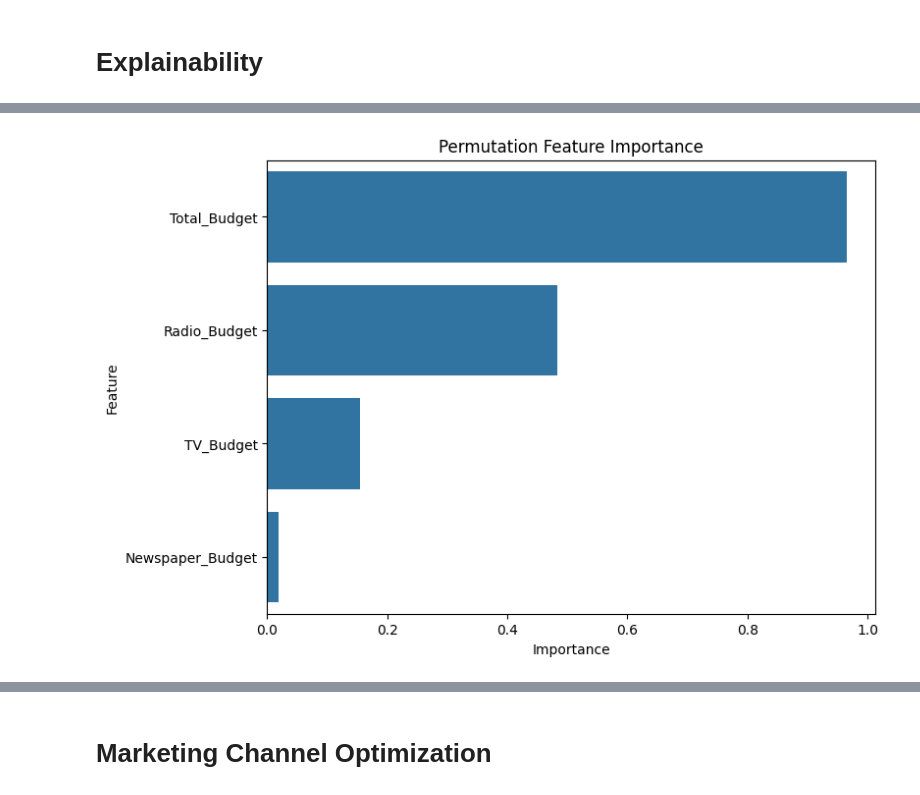
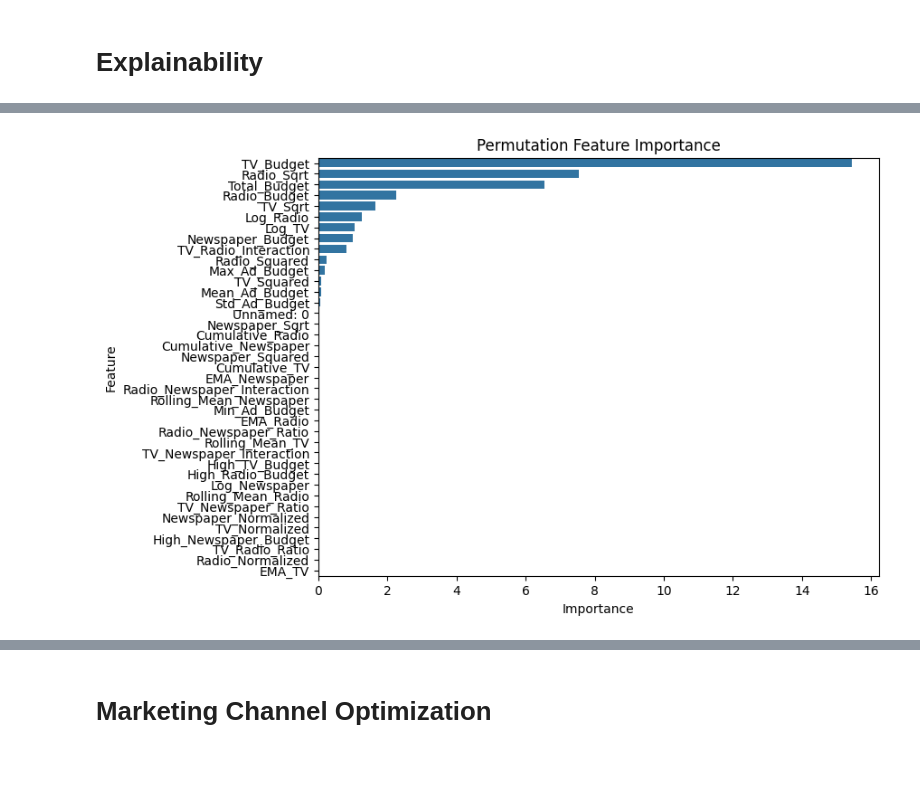
Before and after one commit to Alphteow/Advertising_Kaggle, a Jupyter notebook: XGandGB.ipynb, the cells around one changed output, grey strips where cells are left out. Drawn from its saved outputs; the diff is of its cells as text; code cells hidden in the pictures; blank space fills up the shorter version.

```diff
--- a/XGandGB.ipynb
+++ b/XGandGB.ipynb
@@ -124,8 +160,20 @@ plt.show()
+# %%
+df['Rolling_Mean_TV'] = df['TV_Budget'].rolling(window=3, min_periods=1).mean()
+df['Rolling_Mean_Radio'] = df['Radio_Budget'].rolling(window=3, min_periods=1).mean()
+df['Rolling_Mean_Newspaper'] = df['Newspaper_Budget'].rolling(window=3, min_periods=1).mean()
+# %%
+df['EMA_TV'] = df['TV_Budget'].ewm(span=5, adjust=False).mean()
+df['EMA_Radio'] = df['Radio_Budget'].ewm(span=5, adjust=False).mean()
+df['EMA_Newspaper'] = df['Newspaper_Budget'].ewm(span=5, adjust=False).mean()
+# %%
+df['High_TV_Budget'] = (df['TV_Budget'] > df['TV_Budget'].mean()).astype(int)
+df['High_Radio_Budget'] = (df['Radio_Budget'] > df['Radio_Budget'].mean()).astype(int)
+df['High_Newspaper_Budget'] = (df['Newspaper_Budget'] > df['Newspaper_Budget'].mean()).astype(int)
 # %% [markdown]
 <h1>Modelling</h1>
 # %%
 # Features (X) and Target (y)
-X = df[['TV_Budget', 'Radio_Budget', 'Newspaper_Budget', 'Total_Budget']]
+X = df.drop(columns=['Sales'])
 y = df['Sales']
 
 # Split the data into training and testing sets
@@ -194,11 +253,11 @@ Permutation Feature Importance:
 # %%
 # Plot feature importance
-plt.figure(figsize=(8, 6))
+plt.figure(figsize=(8, 10))
 sns.barplot(x='Importance', y='Feature', data=feature_importance)
 plt.title("Permutation Feature Importance")
 plt.show()
 # %% [output]
-[figure, old version]
+[figure, new version]
 # %%
 # Partial Dependence Plots (PDP)
 PartialDependenceDisplay.from_estimator(best_model, X_test, features=[0, 1, 2], feature_names=X.columns)
```
Also changed, not shown: parts of 16 cells of this notebook.
